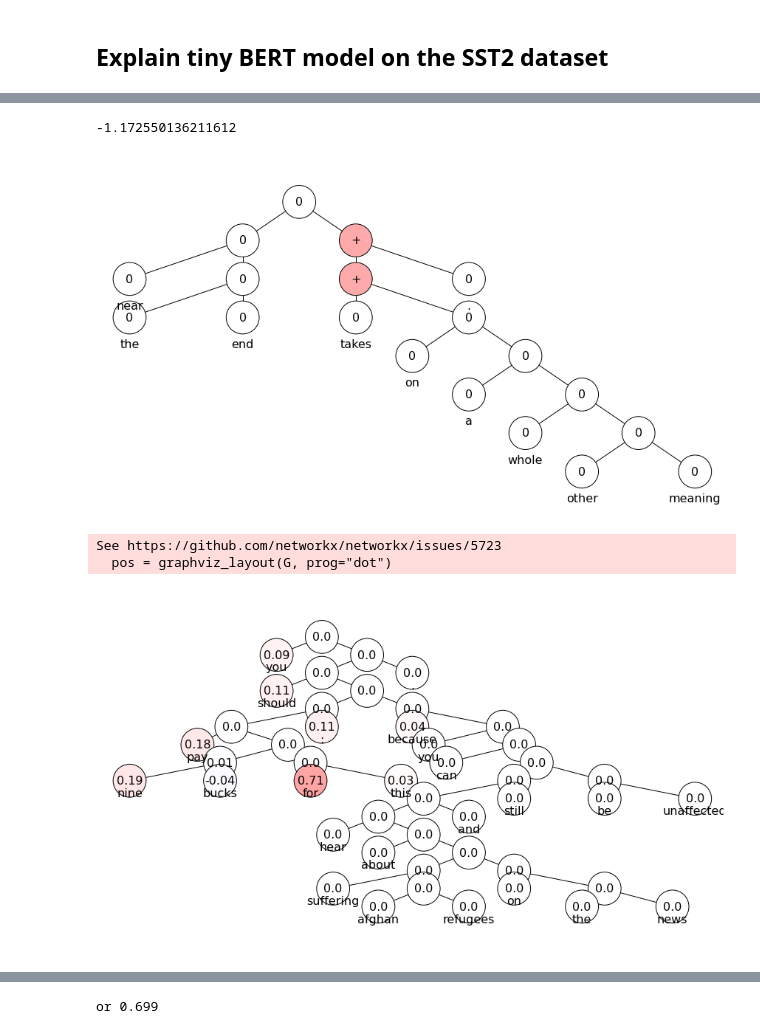
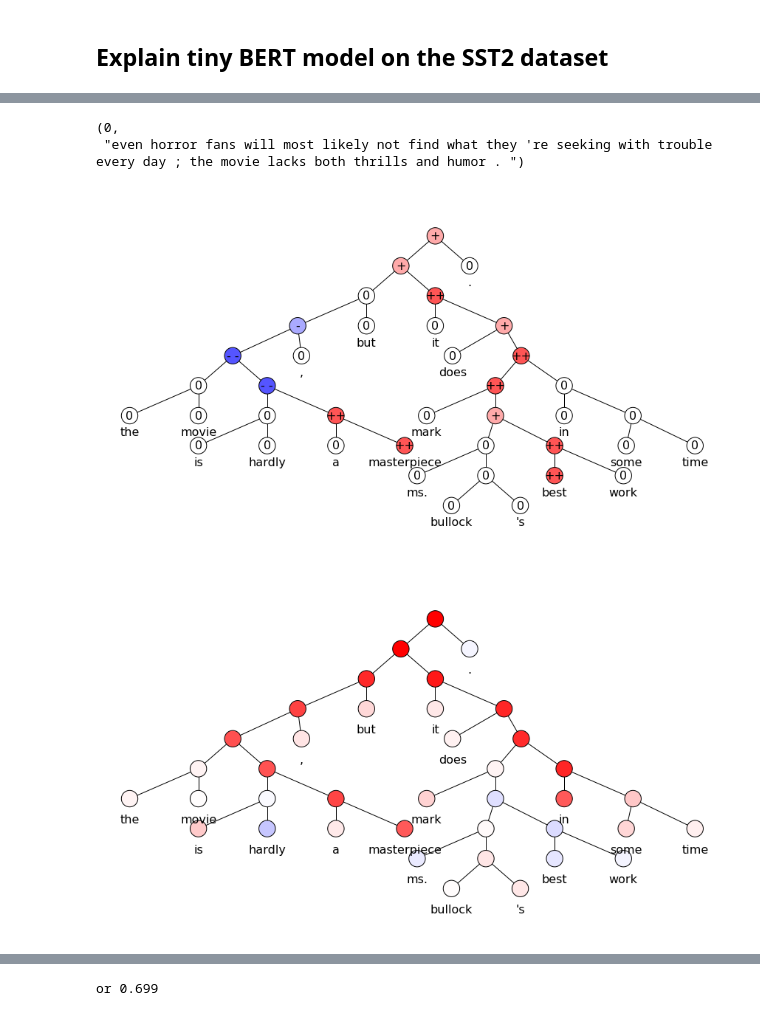
Before and after one commit to tschnake/Symbxai_retina, a Jupyter notebook: symb_XAI_Transformers_SST.ipynb, the cells around one changed output, grey strips where cells are left out. Cells and saved outputs as stored; diff of their text form; code cells hidden in the pictures.

```diff
--- a/symb_XAI_Transformers_SST.ipynb
+++ b/symb_XAI_Transformers_SST.ipynb
@@ -128,0 +163,9 @@ nb_tokens: 19 ['[CLS]', 'it', "'", 's', 'been', 'done', 'before', 'but', 'never'
+# %%
+mode = 'subset'
+print(explainer.words)
+print('mode:', mode)
+print('contr. of X', symb_xai(rels, Xnids, mode=mode))
+print('contr. of but Y', symb_xai(rels, bYnids, mode=mode) )
+print('contr. of R(X) + R(but Y)', symb_xai(rels, Xnids, mode=mode) + symb_xai(rels, bYnids, mode=mode) )
+print('contr. of R(X but Y)', symb_xai(rels, Xnids + bYnids, mode=mode) )
+print('full contr', sum([ rel for _, rel in rels.items()]))
@@ -129,7 +212,10 @@ nb_tokens: 19 ['[CLS]', 'it', "'", 's', 'been', 'done', 'before', 'but', 'never'
 # %%
-sum([ rel for _, rel in rels.items()])
+i = 14
+# hdataset = load_dataset("sst2", "default")
+hdataset['validation']['label'][i], hdataset['validation']['sentence'][i]
 # %% [output]
--1.172550136211612
+(0,
+ "even horror fans will most likely not find what they 're seeking with trouble every day ; the movie lacks both thrills and humor . ")
 # %%
 # find more interesting sentences
 # check how the gt in the dataset where generated and adapt the evaluation for it
@@ -143,50 +229,59 @@ from networkx.drawing.nx_pydot import graphviz_layout
 from xai_utils import make_color
 # %%
 # plot ground truth
-label2sent_symb = {0:'--', 1: '-', 2:'0', 3: '+', 4:'++'}
+
+tree = dataset[402]
+input_ids = tree.ndata['x'] # word id of the node
+labels = tree.ndata['y'] #  label of the node
+
+label2sent_symb = {0:'- -', 1: '-', 2:'0', 3: '+', 4:'++'}
 
 node_labels = {i:label2sent_symb[int(label)] for i,label in enumerate(labels)}
 
 node_heat = [make_color( (float(label) - 2.)/3.) for label in labels]
 
-vis_tree_heat(tree, node_heat, words, node_labels=node_labels, save_dir=f'pics/sample{sid}_ground_truth.png')
+vis_tree_heat(tree, node_heat, words, node_labels=node_labels,
+              save_dir=f'pics/sample{sid}_ground_truth.png',
+             word_dist=40,
+             node_size=500)
 # %% [output]
-[figure, old version]
+[figure, new version]
 # %%
 # plot relevance
 def process_treeid2tokenid(indices, mask, tokens=None, lsent=None):
     treeInd2token = { int(treei) : tokeni+1 for tokeni, treei in enumerate(mask.nonzero().squeeze())}
     token_indices = set([ treeInd2token[ind] for ind in indices
                          if ind in mask.nonzero().squeeze() ])
 
     return token_indices
 
-mode ='and'
+mode ='or'
 
 G = dgl.to_networkx(tree)
 node_rels = {}
 node_labels = {}
 
 for node_id in range(len(labels)):
     ances = nx.ancestors(G, node_id)
     ances.add(node_id)
 
-    token_set = process_treeid2tokenid(ances, mask, add_cls=True)
+    token_set = process_treeid2tokenid(ances, mask)
 
     node_rels[node_id] = symb_xai(rels, token_set, mode=mode)
 #     node_labels[node_id] = [explainer.words[token] for token in token_set]
 
-node_heat = [make_color( rel, scaling=.5) for rel in node_rels.values() ]
+node_heat = [make_color( rel, scaling=1) for rel in node_rels.values() ]
 # node_labels = {i:round(rel,3) for i,rel in enumerate(node_rels.values()) }
 node_labels = {i:round(rel,2) for i,rel in enumerate(node_rels.values()) }
 
 
-vis_tree_heat(tree, node_heat, node_labels=node_labels, save_dir=f'pics/sample{sid}_contr_{mode}.png')
+vis_tree_heat(tree, node_heat, words,
+#               node_labels=node_labels,
+              save_dir=f'pics/sample{sid}_contr_{mode}.png',
+             node_size=500)
 # print(node_rels)
 # %% [output]
-See https://github.com/networkx/networkx/issues/5723
-  pos = graphviz_layout(G, prog="dot")
-[figure, old version]
+[figure, new version]
 # %%
 # first order XAI
 G = dgl.to_networkx(tree)
```
Also changed, not shown: parts of 6 cells of this notebook, 2 other files.
